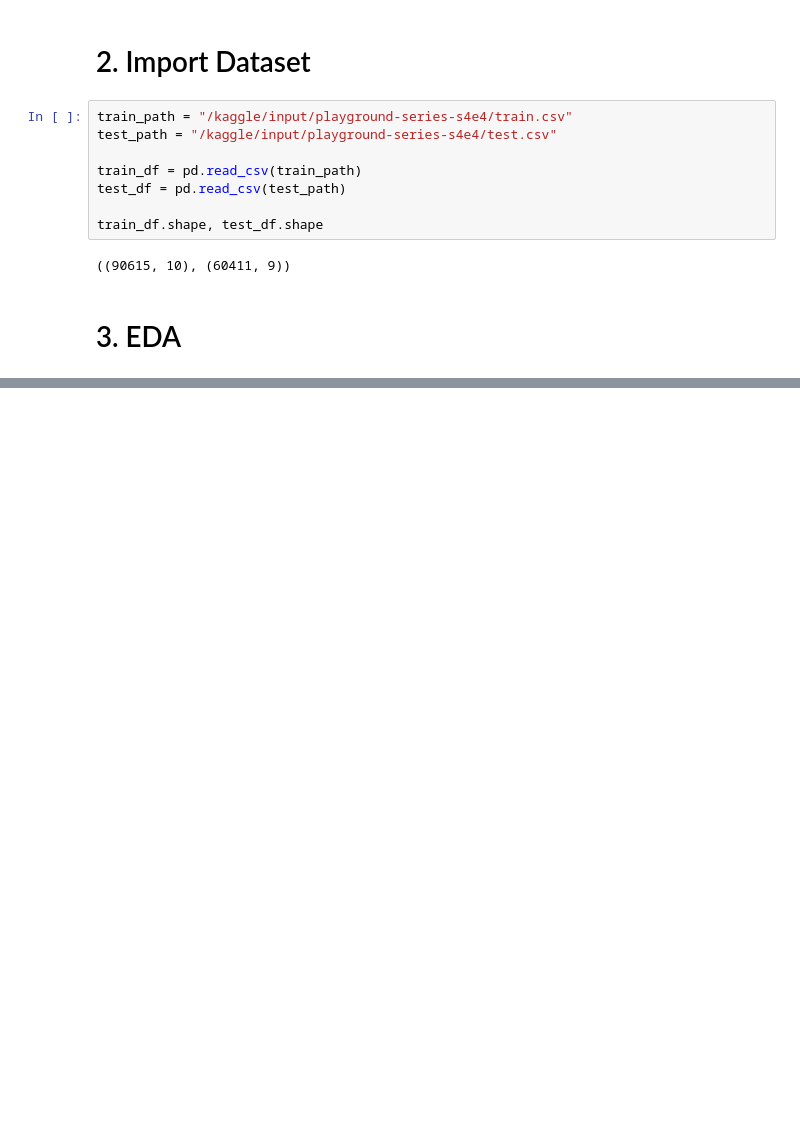
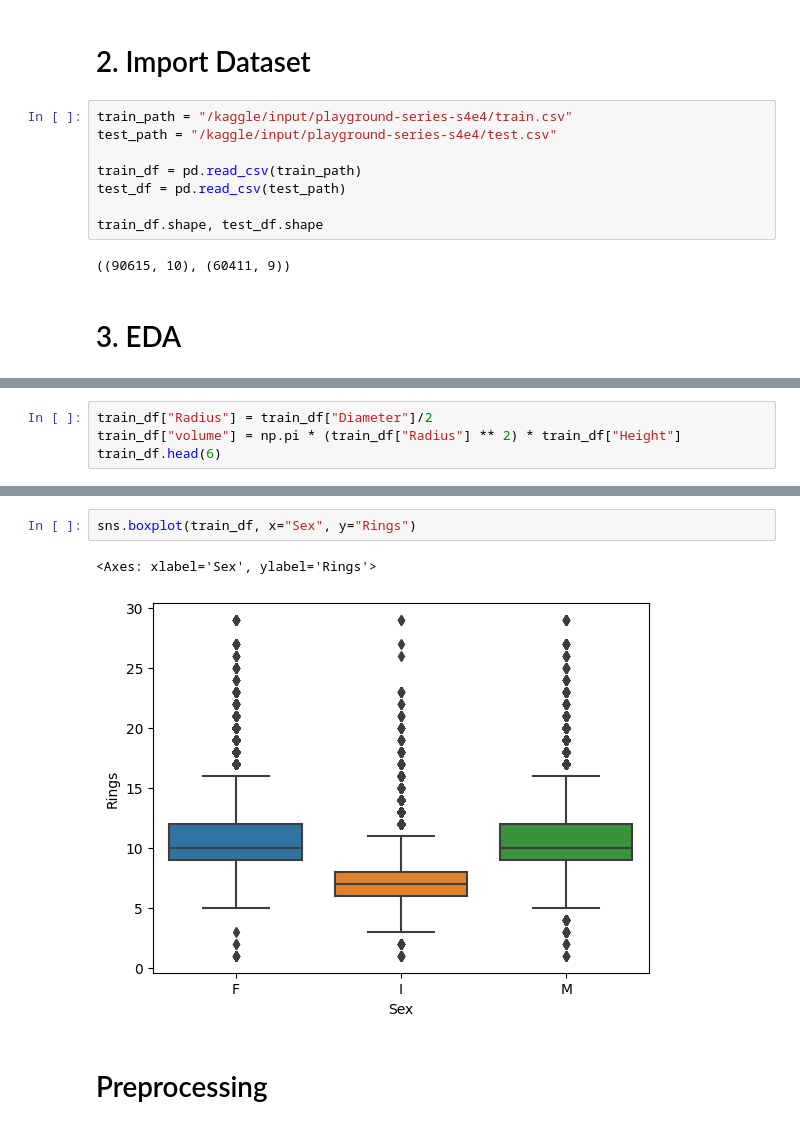
Before and after one commit to Rupanshu-Kapoor/Abalone-Regression-Kaggle-Competition, a Jupyter notebook: abalone-regression.ipynb, the cells around one changed output, grey strips where cells are left out. Cells and saved outputs as stored; diff of their text form; blank space fills up the shorter version.

```diff
--- a/abalone-regression.ipynb
+++ b/abalone-regression.ipynb
@@ -76,0 +320,4 @@ dtype: int64
+# %%
+train_df["Radius"] = train_df["Diameter"]/2
+train_df["volume"] = np.pi * (train_df["Radius"] ** 2) * train_df["Height"]
+train_df.head(6)
@@ -76,0 +358,7 @@ dtype: int64
+# %%
+sns.boxplot(train_df, x="Sex", y="Rings")
+# %% [output]
+<Axes: xlabel='Sex', ylabel='Rings'>
+[figure, added]
+# %% [markdown]
+# Preprocessing
```
Also changed, not shown: parts of 31 cells of this notebook.
